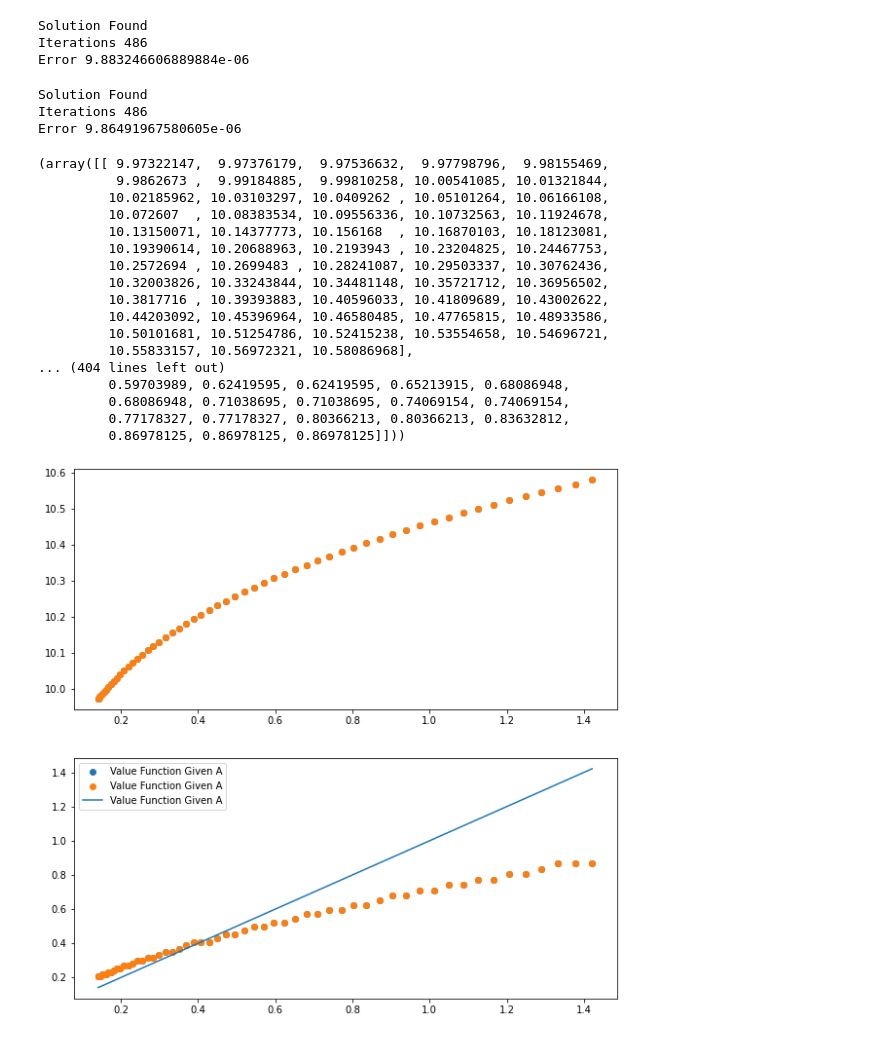
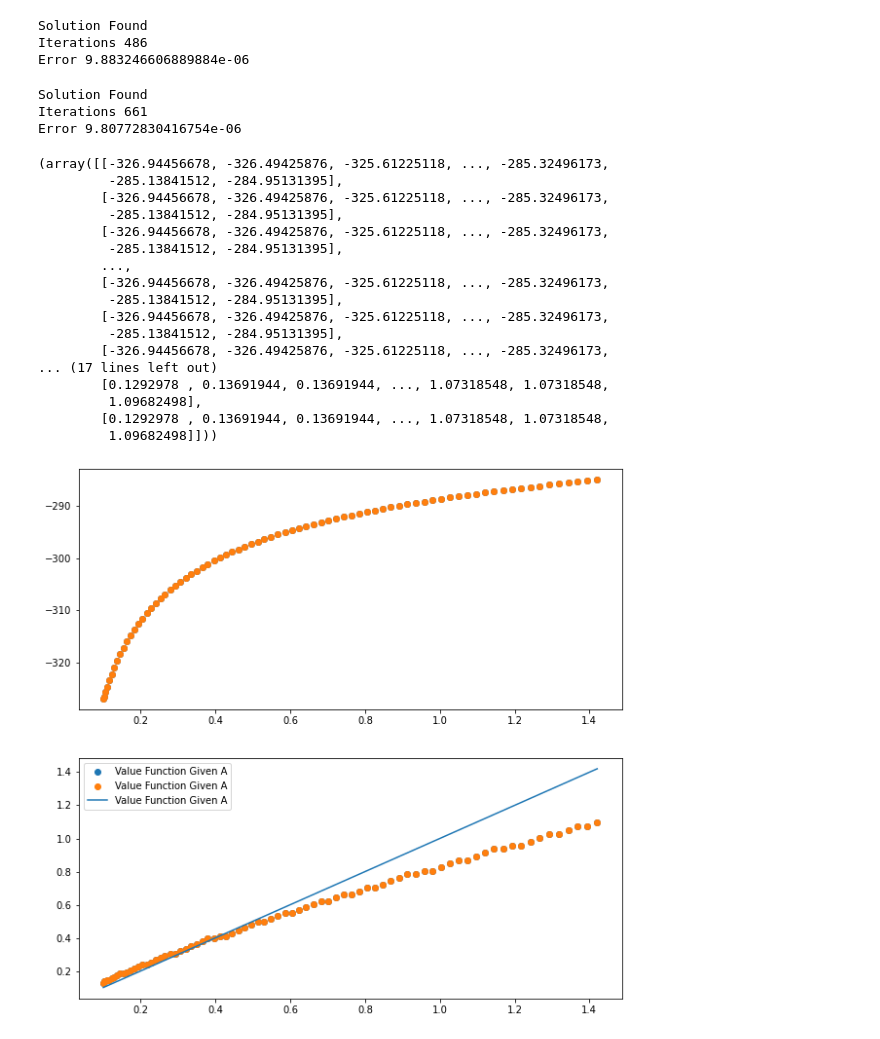
Before and after one commit to BelmudesLSB/Quantitative_Methods_2, a Jupyter notebook: PS3/PS3.ipynb, the cells around one changed output. Cells and saved outputs as stored; diff of their text form; code cells hidden in the pictures.

```diff
--- a/PS3/PS3.ipynb
+++ b/PS3/PS3.ipynb
@@ -233,8 +233,8 @@ n_A = 15  # Markov States.
 ρ = 0.98  # Memory of income.
 σ = 0.0  # Volatility of income.
 β = 0.98  #Discont factor.
-C = 3 # Choice of grid fo capital.
-θ = 2 # Expanding grid coefficient.
+C = 5 # Choice of grid fo capital.
+θ = 1.5 # Expanding grid coefficient.
 error = 10e-6 # Error tolerance.
 # Construct the markov chain using rouwenhorst method:
 markov = qe.markov.approximation.rouwenhorst(n= n_A, ybar = 1-ρ, sigma=σ, rho= ρ)
@@ -245,15 +245,15 @@ markov = qe.markov.approximation.rouwenhorst(n= n_A, ybar = 1-ρ, sigma=σ, rho=
 A = markov.state_values
 # Maximum sustainable Capital:
 K_max = (A[-1]/δ)**(1/(1-α))
-K_min = (A[0]/δ)**(1/(1-α)) * 0.1
+K_min = 0.1
 # Use and expanding grid:
 K = K_min + (K_max - K_min) * (np.linspace(0, 1, n_k[C])**θ)
 # Utility function
 def U(c):
     if (c>=0).all()>0.0001:
-        return 0.5*((c)**(0.5))
+        return -1*((c)**(-1))
     else:
-        return np.where(c <= 0.0001, -10e5, 0.5*(c)**(0.5))
+        return np.where(c <= 0.0001, np.nan, -1*(c)**(-1))
 # Convergence criteria:
 #''' Inputs: Matrices of optimal capital for the n and n+1 iteration.
 #    Outputs: Maximum differences between both '''
@@ -269,8 +269,8 @@ max_iter = 1000
 while iter < max_iter:
     for r in range(n_A):
         for c in range(n_k[C]):
-            V_1[r,c] = np.amax(U( A[r] * K[c]**α + (1-δ) * K[c] - K) + β * Π[r,:] @ V_0)
-            h_1[r,c] = np.argmax(U( A[r] * K[c]**α + (1-δ) * K[c] - K) + β * Π[r,:] @ V_0)
+            V_1[r,c] = np.nanmax(U( A[r] * K[c]**α + (1-δ) * K[c] - K) + β * Π[r,:] @ V_0)
+            h_1[r,c] = np.nanargmax(U( A[r] * K[c]**α + (1-δ) * K[c] - K) + β * Π[r,:] @ V_0)
     if np.amax(np.abs(V_1 - V_0))< error:
         print("Solution Found")
         print(f'Iterations', iter)
@@ -287,37 +287,37 @@ h_NSS = h_1.copy()
 VNSS, h_NSS, K[h_NSS]
 # %% [output]
 Solution Found
-Iterations 486
-Error 9.86491967580605e-06
+Iterations 661
+Error 9.80772830416754e-06
-(array([[ 9.97322147,  9.97376179,  9.97536632,  9.97798796,  9.98155469,
-          9.9862673 ,  9.99184885,  9.99810258, 10.00541085, 10.01321844,
-         10.02185962, 10.03103297, 10.0409262 , 10.05101264, 10.06166108,
-         10.072607  , 10.08383534, 10.09556336, 10.10732563, 10.11924678,
-         10.13150071, 10.14377773, 10.156168  , 10.16870103, 10.18123081,
-         10.19390614, 10.20688963, 10.2193943 , 10.23204825, 10.24467753,
-         10.2572694 , 10.2699483 , 10.28241087, 10.29503337, 10.30762436,
-         10.32003826, 10.33243844, 10.34481148, 10.35721712, 10.36956502,
-         10.3817716 , 10.39393883, 10.40596033, 10.41809689, 10.43002622,
-         10.44203092, 10.45396964, 10.46580485, 10.47765815, 10.48933586,
-         10.50101681, 10.51254786, 10.52415238, 10.53554658, 10.54696721,
-         10.55833157, 10.56972321, 10.58086968],
-... (404 lines left out)
-         0.59703989, 0.62419595, 0.62419595, 0.65213915, 0.68086948,
-         0.68086948, 0.71038695, 0.71038695, 0.74069154, 0.74069154,
-         0.77178327, 0.77178327, 0.80366213, 0.80366213, 0.83632812,
-         0.86978125, 0.86978125, 0.86978125]]))
+(array([[-326.94456678, -326.49425876, -325.61225118, ..., -285.32496173,
+         -285.13841512, -284.95131395],
+        [-326.94456678, -326.49425876, -325.61225118, ..., -285.32496173,
+         -285.13841512, -284.95131395],
+        [-326.94456678, -326.49425876, -325.61225118, ..., -285.32496173,
+         -285.13841512, -284.95131395],
+        ...,
+        [-326.94456678, -326.49425876, -325.61225118, ..., -285.32496173,
+         -285.13841512, -284.95131395],
+        [-326.94456678, -326.49425876, -325.61225118, ..., -285.32496173,
+         -285.13841512, -284.95131395],
+        [-326.94456678, -326.49425876, -325.61225118, ..., -285.32496173,
+... (17 lines left out)
+        [0.1292978 , 0.13691944, 0.13691944, ..., 1.07318548, 1.07318548,
+         1.09682498],
+        [0.1292978 , 0.13691944, 0.13691944, ..., 1.07318548, 1.07318548,
+         1.09682498]]))
 # %%
 fig, ax  = plt.subplots(2, figsize=(10,10))
-ax[0].scatter(K, V_1[3,:], label="Value Function Given A")
+ax[0].scatter(K, V_1[0,:], label="Value Function Given A")
 ax[0].scatter(K, V_1[10,:], label="Value Function Given A")
 ax[1].scatter(K, K[h_1[3,:]], label="Value Function Given A")
 ax[1].scatter(K, K[h_1[10,:]], label="Value Function Given A")
 ax[1].plot(K, K, label="Value Function Given A")
 #plt.title("OSD abs error - 2SD abs error")
 plt.legend()
 plt.show()
 # %% [output]
-[figure, old version]
+[figure, new version]
 # %%
 #Interpolation Economy:
 
```
Also changed, not shown: parts of 7 cells of this notebook.
